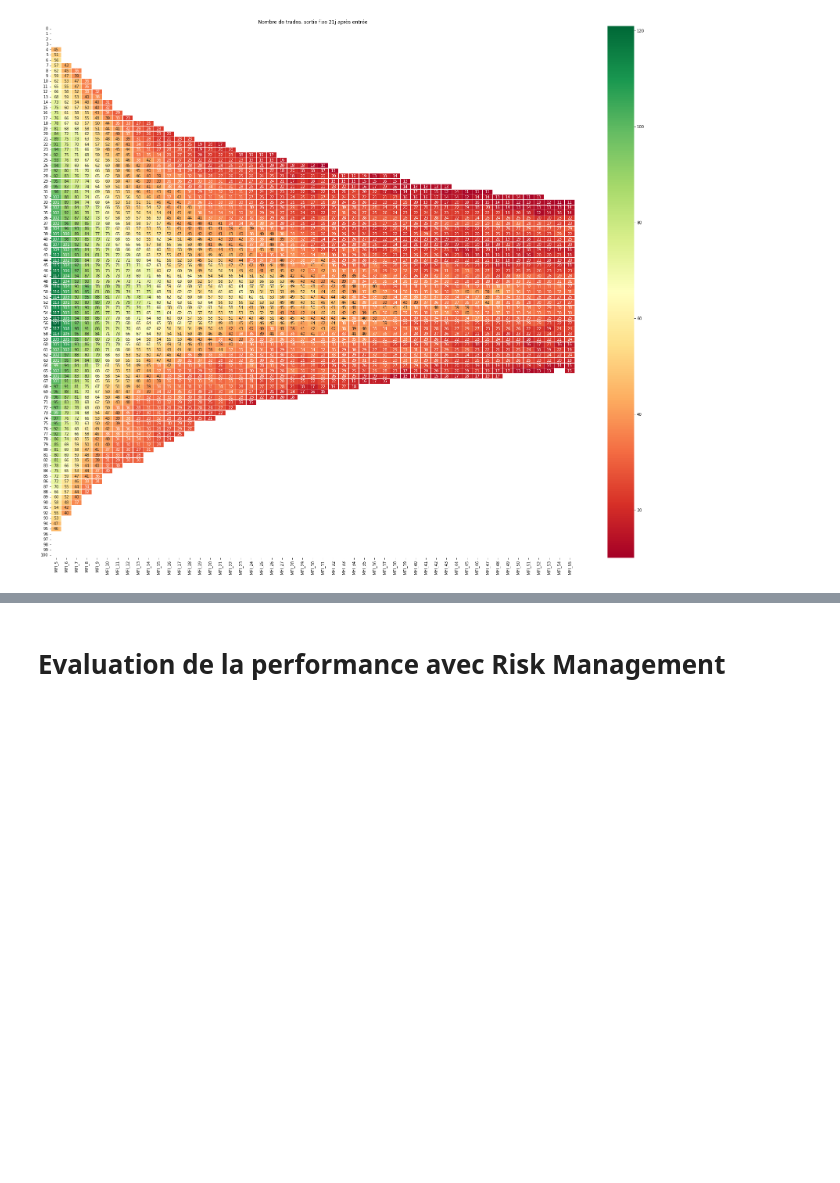
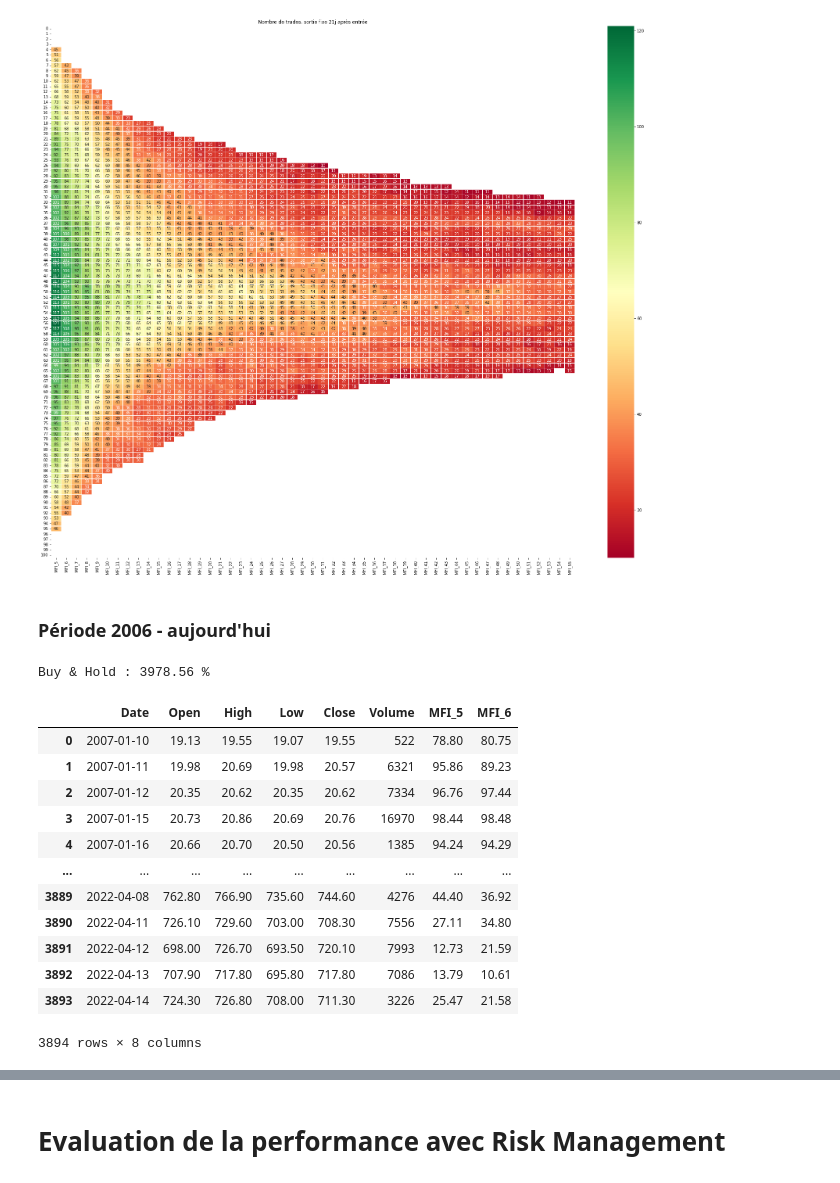
Before and after one commit to AxelRK200/strategies_backtesting, a Jupyter notebook: Money_Flow_Index/MFI_entry_time_based.ipynb, the cells around one changed output, grey strips where cells are left out. Saved outputs shown, nothing was run; the diff lists cells and outputs as text; code cells hidden in the pictures; blank space fills up the shorter version.

```diff
--- a/Money_Flow_Index/MFI_entry_time_based.ipynb
+++ b/Money_Flow_Index/MFI_entry_time_based.ipynb
@@ -293,0 +321,13 @@ def get_entries_list(mfi,entry):
+# %%
+'''Process identique pour allTime
+col_list est identique'''
+df_ta_allTime = df_source_allTime.copy()
+# %%
+for i in range(5,71):
+  s_mfi = MFIIndicator(high=df_source_allTime.High, low=df_source_allTime.Low, close=df_source_allTime.Close, volume=df_source_allTime.Volume, window=i).money_flow_index()
+  df_ta_allTime['MFI_'+str(i)] = round(s_mfi, 2)
+  p_max = i
+# %%
+# Démarrage lorsque tous les MFI sont renseignés
+df_ta_allTime = df_ta_allTime.loc[(p_max-1):]
+df_ta_allTime.reset_index(drop=True, inplace=True)
@@ -460,3 +508,10 @@ chemin = "MFI_long_entries_study_2006-2011_21j.png"
 plt.savefig(chemin)
 # %% [output]
 [figure]
+# %% [markdown]
+### Période 2006 - aujourd'hui ###
+# %%
+bh_AT = ((df_source_allTime['Close'].iloc[-1] - df_source_allTime['Close'].iloc[0])/df_source_allTime['Close'].iloc[0])*100
+print("Buy & Hold : {:.2f} %".format(bh_AT))
+# %% [output]
+Buy & Hold : 3978.56 %
@@ -462,0 +526,16 @@ plt.savefig(chemin)
+# %%
+df_ta_allTime[df_ta_allTime.columns[0:8]]
+# %% [output]
+|  | Date | Open | High | Low | Close | Volume | MFI_5 | MFI_6 |
+| 0 | 2007-01-10 | 19.13 | 19.55 | 19.07 | 19.55 | 522 | 78.80 | 80.75 |
+| 1 | 2007-01-11 | 19.98 | 20.69 | 19.98 | 20.57 | 6321 | 95.86 | 89.23 |
+| 2 | 2007-01-12 | 20.35 | 20.62 | 20.35 | 20.62 | 7334 | 96.76 | 97.44 |
+| 3 | 2007-01-15 | 20.73 | 20.86 | 20.69 | 20.76 | 16970 | 98.44 | 98.48 |
+| 4 | 2007-01-16 | 20.66 | 20.70 | 20.50 | 20.56 | 1385 | 94.24 | 94.29 |
+| ... | ... | ... | ... | ... | ... | ... | ... | ... |
+| 3889 | 2022-04-08 | 762.80 | 766.90 | 735.60 | 744.60 | 4276 | 44.40 | 36.92 |
+| 3890 | 2022-04-11 | 726.10 | 729.60 | 703.00 | 708.30 | 7556 | 27.11 | 34.80 |
+| 3891 | 2022-04-12 | 698.00 | 726.70 | 693.50 | 720.10 | 7993 | 12.73 | 21.59 |
+| 3892 | 2022-04-13 | 707.90 | 717.80 | 695.80 | 717.80 | 7086 | 13.79 | 10.61 |
+| 3893 | 2022-04-14 | 724.30 | 726.80 | 708.00 | 711.30 | 3226 | 25.47 | 21.58 |
+3894 rows × 8 columns
```
Also changed, not shown: parts of 48 cells of this notebook.
